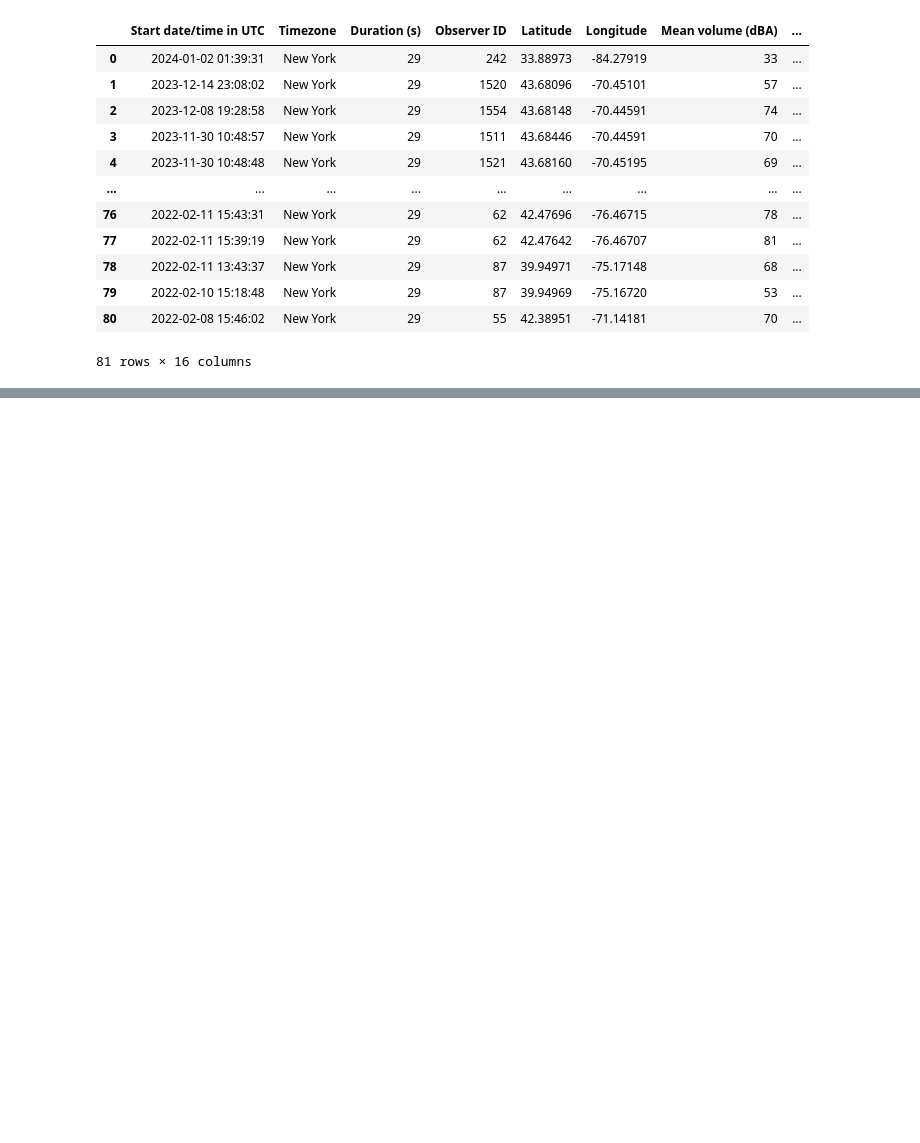
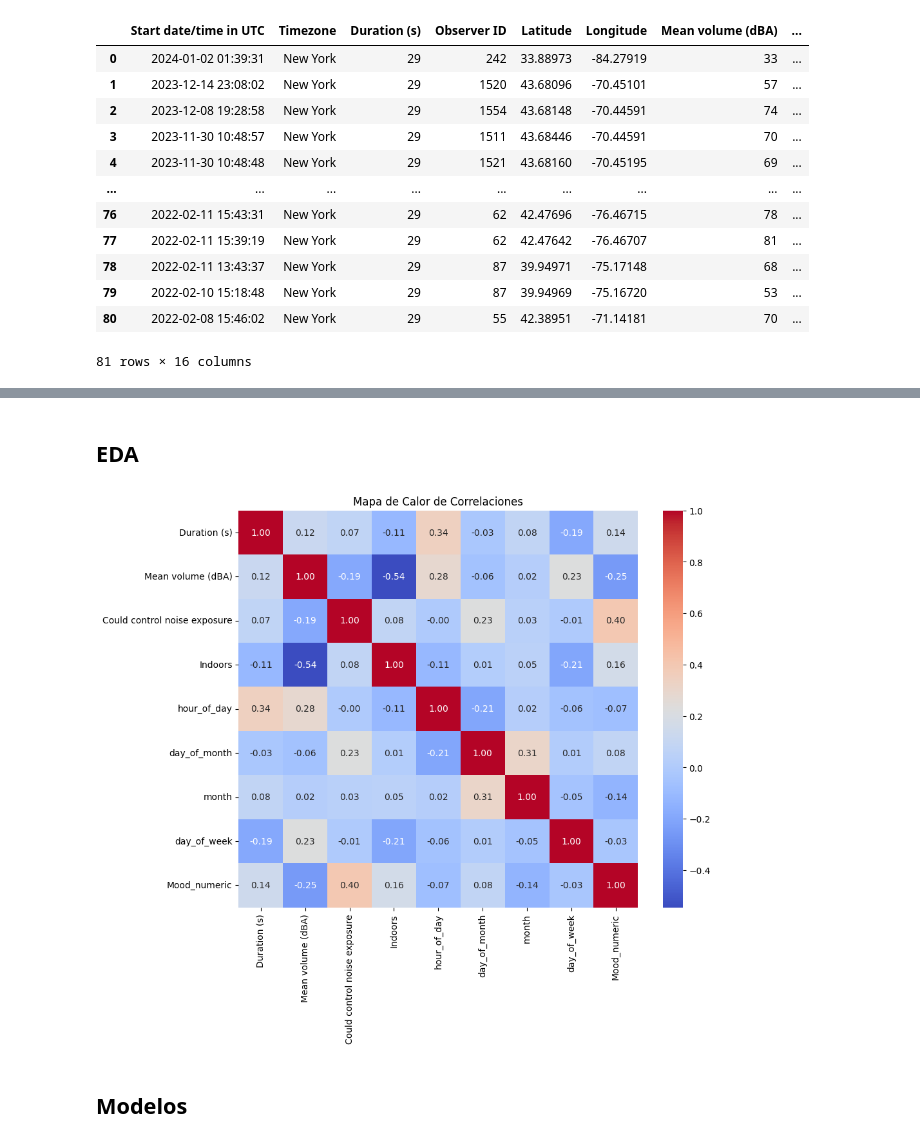
Before and after one commit to alexxcode/NYC-Taxis-CO2, a Jupyter notebook: api_ruido.ipynb, the cells around one changed output, grey strips where cells are left out. Cells and saved outputs as stored; diff of their text form; code cells hidden in the pictures; blank space fills up the shorter version.

```diff
--- a/api_ruido.ipynb
+++ b/api_ruido.ipynb
@@ -137,0 +190,20 @@ df
+# %%
+df['timestamp'] = pd.to_datetime(df['Start date/time in UTC'])
+
+# Obtener la hora del día como valor numérico (0-23)
+df['hour_of_day'] = df['timestamp'].dt.hour
+
+# Obtener el día del mes como valor numérico (1-31)
+df['day_of_month'] = df['timestamp'].dt.day
+
+# Obtener el mes como valor numérico (1-12)
+df['month'] = df['timestamp'].dt.month
+
+# Obtener el día de la semana como valor numérico (lunes=0, martes=1, ..., domingo=6)
+df['day_of_week'] = df['timestamp'].dt.dayofweek
+
+# Si deseas que los días de la semana comiencen desde 1 (lunes=1, martes=2, ..., domingo=7):
+df['day_of_week'] = df['timestamp'].dt.dayofweek + 1
+
+# Muestra las primeras filas con las nuevas columnas
+print(df[['timestamp', 'hour_of_day', 'day_of_month', 'month', 'day_of_week']].head())
@@ -137,0 +235,46 @@ df
+# %% [markdown]
+## EDA
+# %%
+import pandas as pd
+import seaborn as sns
+import matplotlib.pyplot as plt
+
+# Crear un DataFrame auxiliar para la conversión
+aux_df = df.copy()
+
+# Función de mapeo de Mood_scale a valores numéricos
+def map_mood_to_numeric(mood):
+    if mood == "Very Sad":
+        return 0
+    elif mood == "Somewhat Sad":
+        return 1
+    elif mood == "Neutral":
+        return 2
+    elif mood == "Happy":
+        return 3
+    elif mood == "Extremely Happy":
+        return 4
+    else:
+        return -1  # Valor predeterminado para valores inesperados
+
+# Aplicar la función de mapeo a la columna 'Mood_scale' en el DataFrame auxiliar
+aux_df['Mood_numeric'] = aux_df['Mood_scale'].apply(map_mood_to_numeric)
+
+# Seleccionar las columnas de interés en el DataFrame auxiliar
+selected_columns = ['Duration (s)', 'Mean volume (dBA)', 'Could control noise exposure', 'Indoors', 'hour_of_day', 'day_of_month', 'month', 'day_of_week', 'Mood_numeric']
+
+# Crear un DataFrame con las columnas seleccionadas del DataFrame auxiliar
+selected_df = aux_df[selected_columns]
+
+# Calcular la matriz de correlación en el DataFrame seleccionado
+correlation_matrix = selected_df.corr()
+
+# Crear un mapa de calor de correlaciones
+plt.figure(figsize=(10, 8))
+sns.heatmap(correlation_matrix, annot=True, cmap='coolwarm', fmt=".2f")
+plt.title("Mapa de Calor de Correlaciones")
+plt.show()
+# %% [output]
+[figure, added]
+# %% [markdown]
+## Modelos
```
Also changed, not shown: parts of 20 cells of this notebook.
